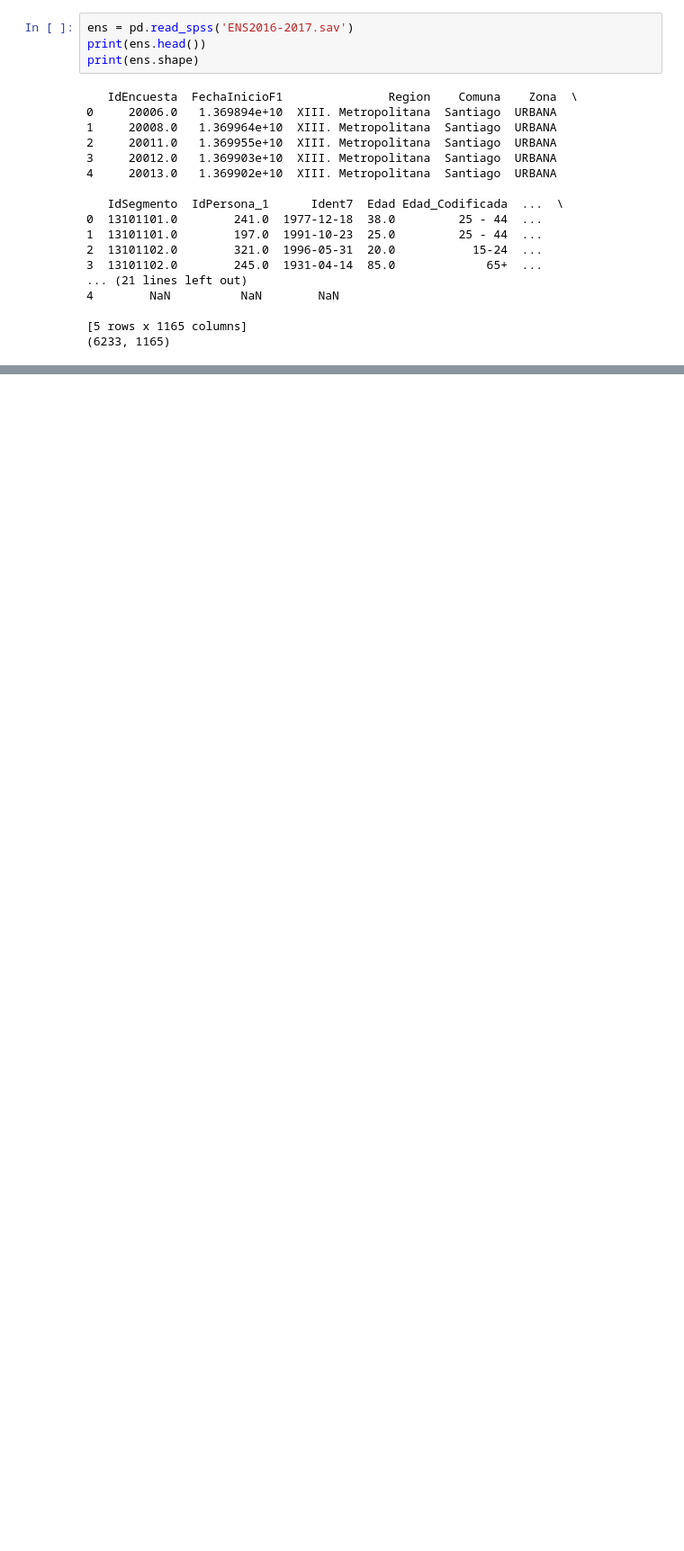
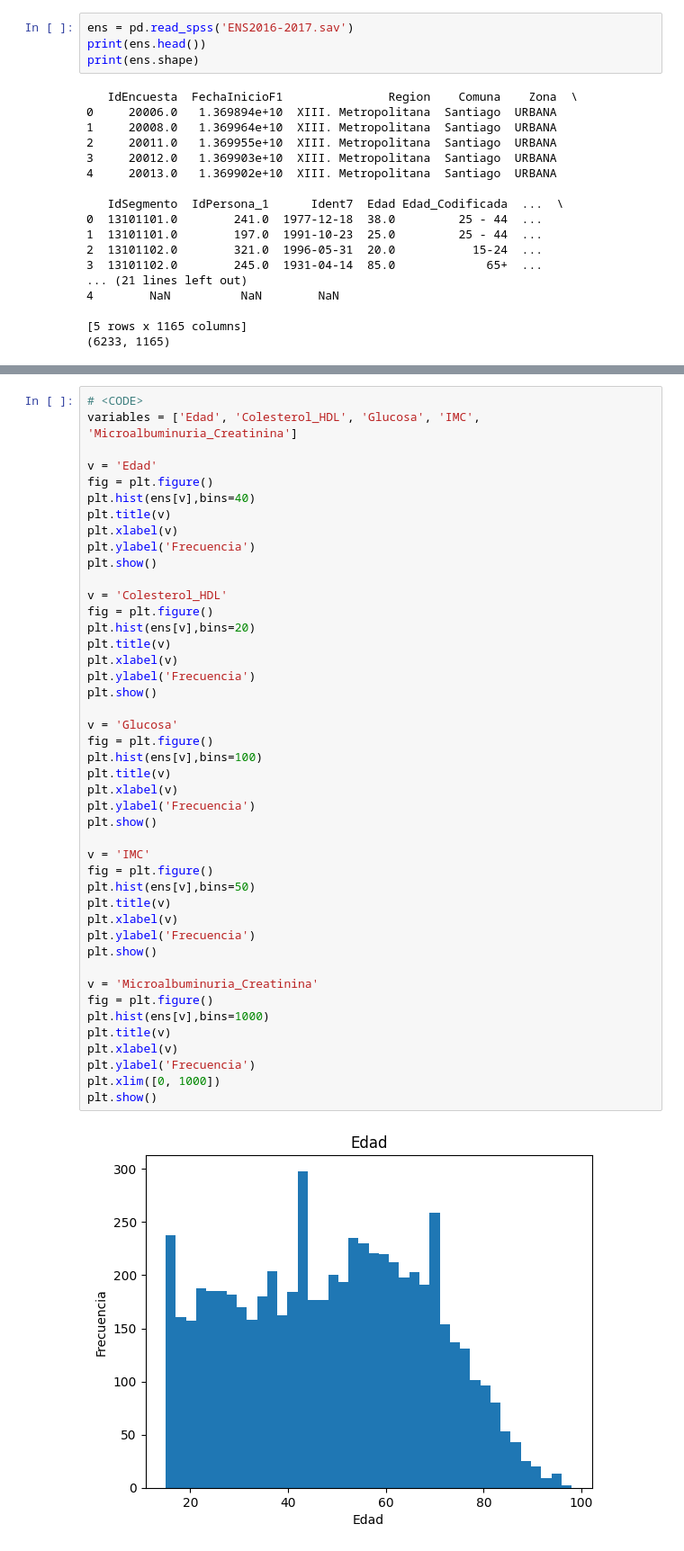
Before and after one commit to iHealthInstitute/Talleres_Diplomado_iHealth, a Jupyter notebook: curso_2/test_de_hipotesis_solution.ipynb, the cells around one changed output, grey strips where cells are left out. Shown: that part at 90% size. Cells and saved outputs as stored; diff of their text form; blank space fills up the shorter version.

```diff
--- a/curso_2/test_de_hipotesis_solution.ipynb
+++ b/curso_2/test_de_hipotesis_solution.ipynb
@@ -141,0 +147,46 @@ Es de mucha utilidad visualizar los datos mediante su histograma para entender e
+# %%
+# <CODE>
+variables = ['Edad', 'Colesterol_HDL', 'Glucosa', 'IMC', 'Microalbuminuria_Creatinina']
+
+v = 'Edad'
+fig = plt.figure()
+plt.hist(ens[v],bins=40)
+plt.title(v)
+plt.xlabel(v)
+plt.ylabel('Frecuencia')
+plt.show()
+
+v = 'Colesterol_HDL'
+fig = plt.figure()
+plt.hist(ens[v],bins=20)
+plt.title(v)
+plt.xlabel(v)
+plt.ylabel('Frecuencia')
+plt.show()
+
+v = 'Glucosa'
+fig = plt.figure()
+plt.hist(ens[v],bins=100)
+plt.title(v)
+plt.xlabel(v)
+plt.ylabel('Frecuencia')
+plt.show()
+
+v = 'IMC'
+fig = plt.figure()
+plt.hist(ens[v],bins=50)
+plt.title(v)
+plt.xlabel(v)
+plt.ylabel('Frecuencia')
+plt.show()
+
+v = 'Microalbuminuria_Creatinina'
+fig = plt.figure()
+plt.hist(ens[v],bins=1000)
+plt.title(v)
+plt.xlabel(v)
+plt.ylabel('Frecuencia')
+plt.xlim([0, 1000])
+plt.show()
+# %% [output]
+[figure, added]
```
Also changed, not shown: parts of 8 cells of this notebook.
